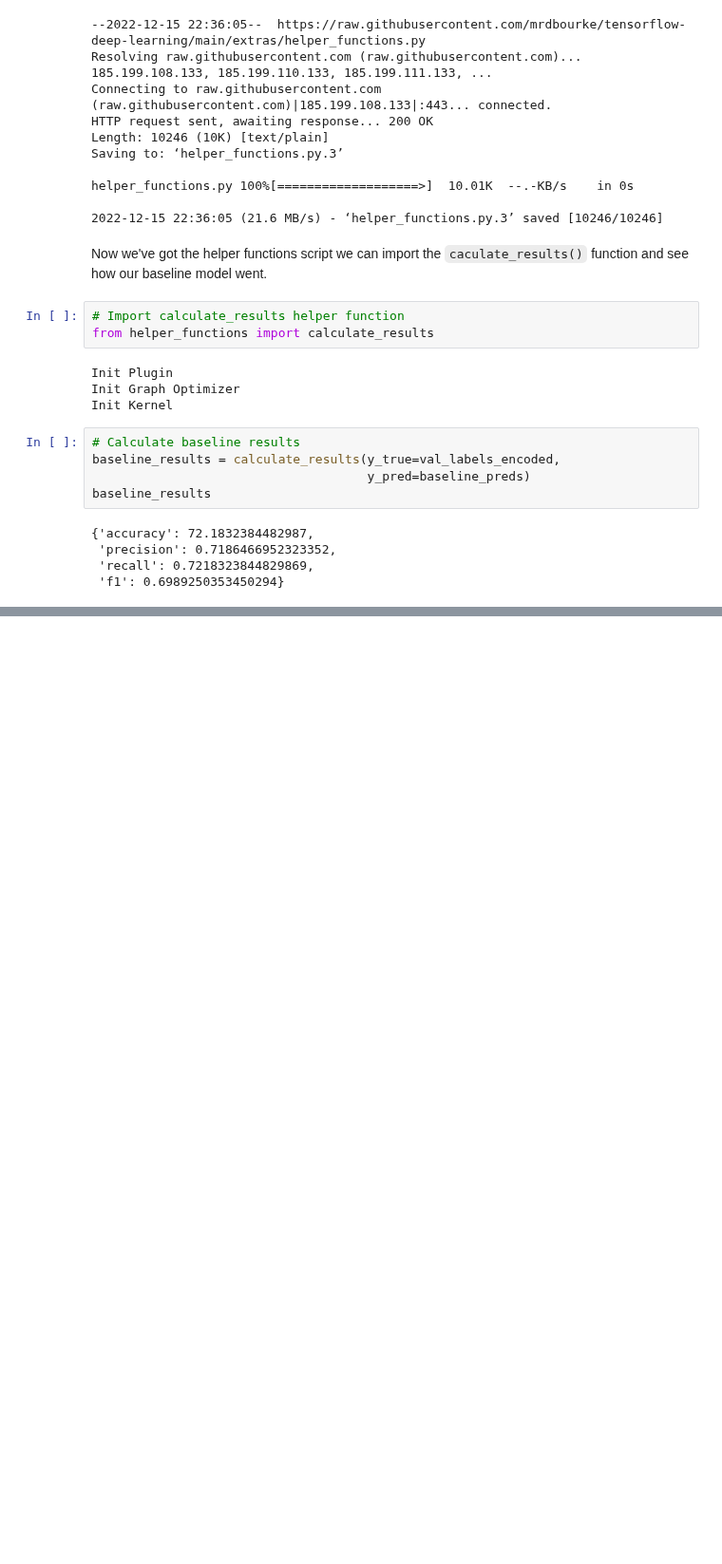
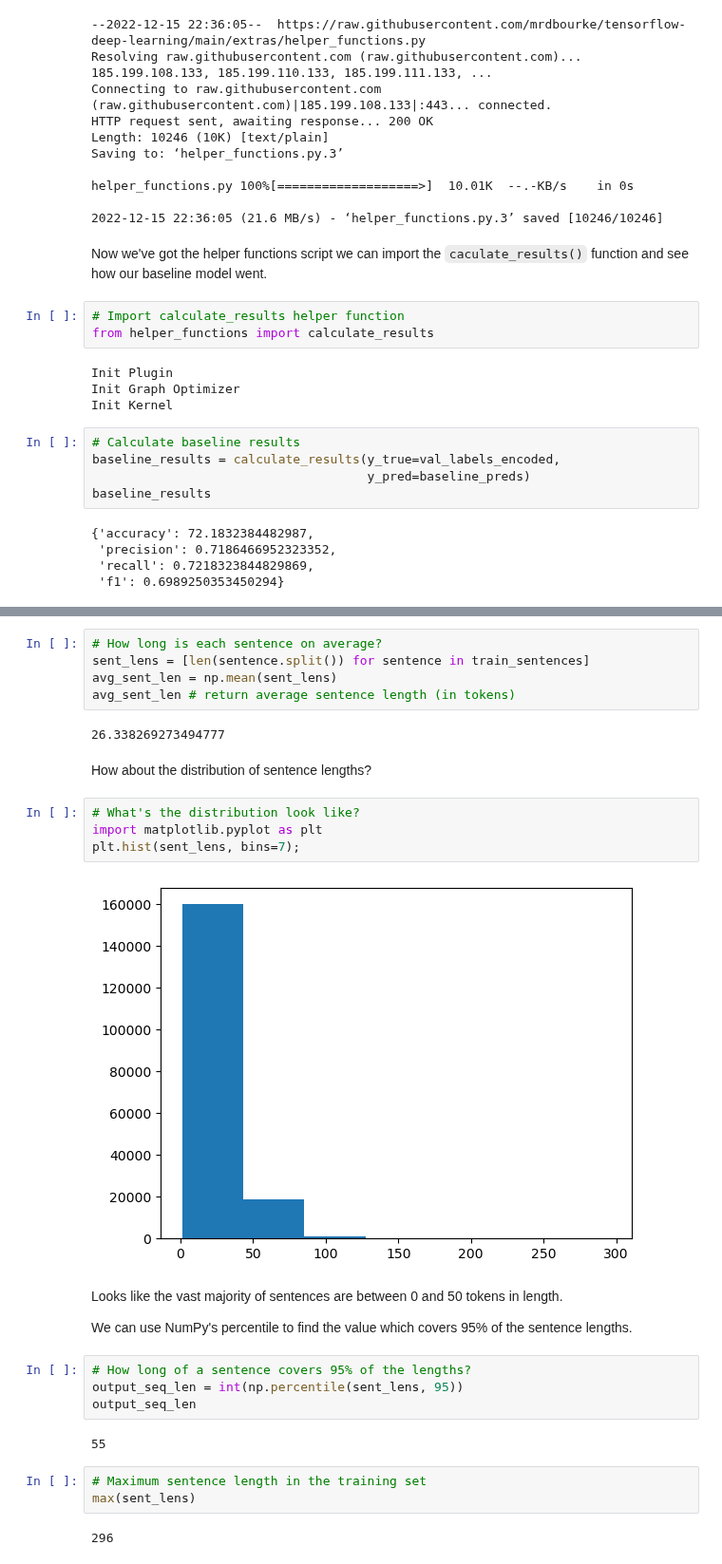
Before and after one commit to snigdhakakkar/tensor-flow-zeroToMastery, a Jupyter notebook: 10_SkimLit_nlp_milestone_project_2.ipynb, the cells around one changed output, grey strips where cells are left out. Shown at 95% size. Cells and saved outputs as stored; diff of their text form; blank space fills up the shorter version.

```diff
--- a/10_SkimLit_nlp_milestone_project_2.ipynb
+++ b/10_SkimLit_nlp_milestone_project_2.ipynb
@@ -555,0 +578,30 @@ baseline_results
+# %%
+# How long is each sentence on average?
+sent_lens = [len(sentence.split()) for sentence in train_sentences]
+avg_sent_len = np.mean(sent_lens)
+avg_sent_len # return average sentence length (in tokens)
+# %% [output]
+26.338269273494777
+# %% [markdown]
+How about the distribution of sentence lengths?
+# %%
+# What's the distribution look like?
+import matplotlib.pyplot as plt
+plt.hist(sent_lens, bins=7);
+# %% [output]
+[figure, added]
+# %% [markdown]
+Looks like the vast majority of sentences are between 0 and 50 tokens in length.
+
+We can use NumPy's percentile to find the value which covers 95% of the sentence lengths.
+# %%
+# How long of a sentence covers 95% of the lengths?
+output_seq_len = int(np.percentile(sent_lens, 95))
+output_seq_len
+# %% [output]
+55
+# %%
+# Maximum sentence length in the training set
+max(sent_lens)
+# %% [output]
+296
```
Also changed, not shown: parts of 14 cells of this notebook.
